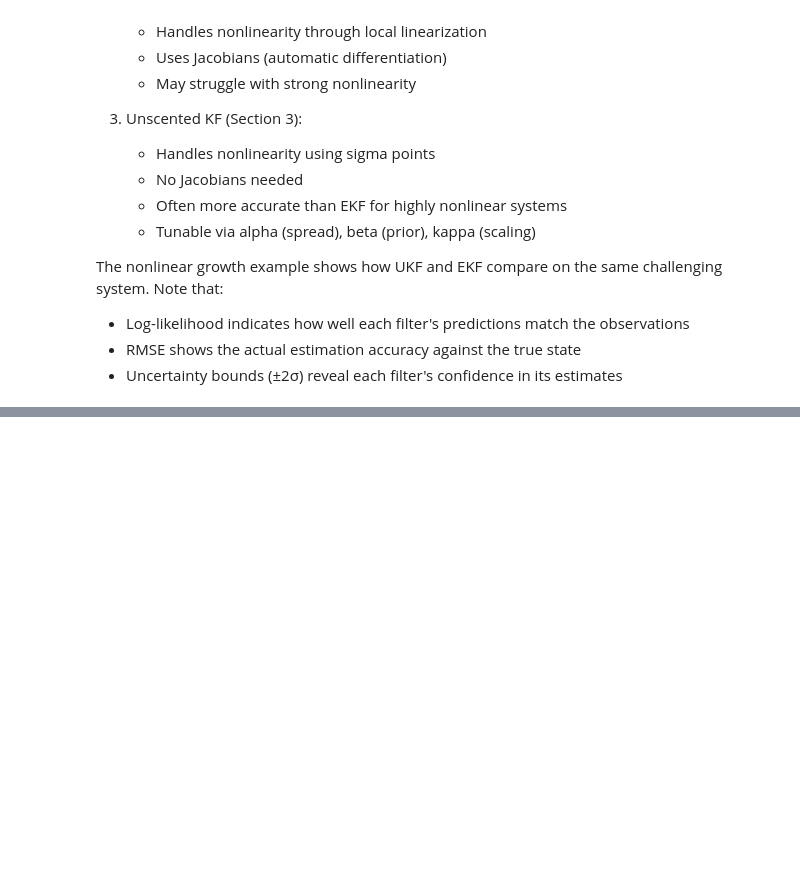
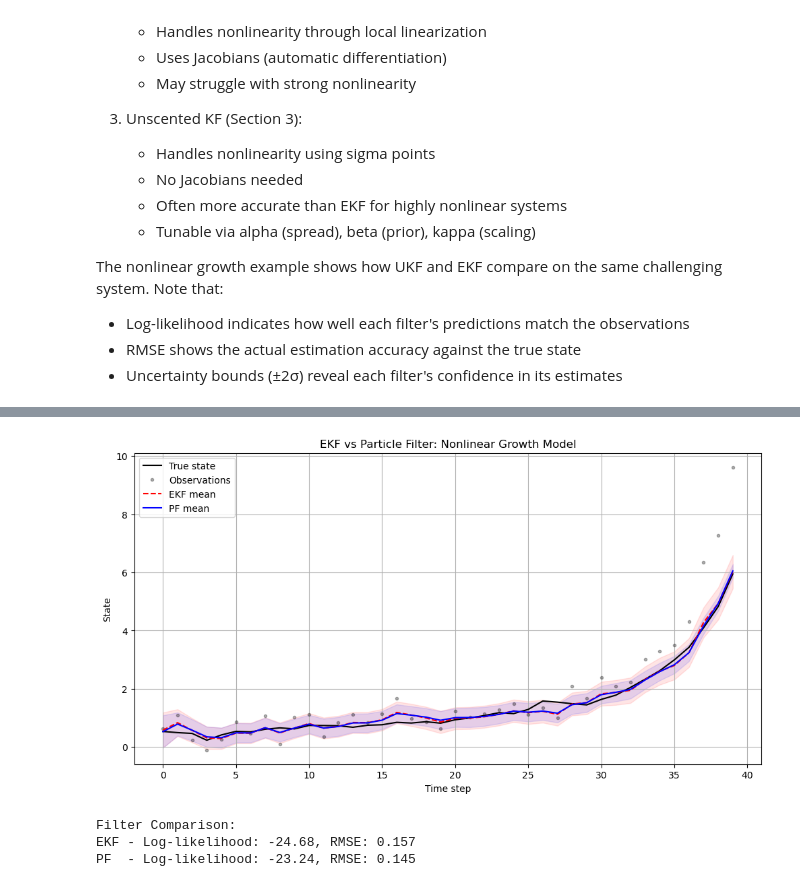
Before and after one commit to Yechang618/JPMSummer, a Jupyter notebook: kalman_filter_demo.ipynb, the cells around one changed output, grey strips where cells are left out. Saved outputs shown, nothing was run; the diff lists cells and outputs as text; code cells hidden in the pictures; blank space fills up the shorter version.

```diff
--- a/kalman_filter_demo.ipynb
+++ b/kalman_filter_demo.ipynb
@@ -288,0 +309,70 @@ The nonlinear growth example shows how UKF and EKF compare on the same challengi
+# %%
+# Import ParticleFilter
+from src.models.ParticleFilter import ParticleFilter
+
+# Create and run particle filter using the same data and functions
+pf = ParticleFilter(
+    transition_fn=f,  # same state transition as EKF
+    observation_fn=h, # same observation as EKF
+    Q=tf.constant([[Q]], dtype=tf.float64),
+    R=tf.constant([[R]], dtype=tf.float64),
+    num_particles=1000,
+    initial_mean=tf.constant([0.0], dtype=tf.float64),
+    initial_cov=tf.constant([[1.0]], dtype=tf.float64),
+    seed=2
+)
+# %%
+# Run PF on the same data
+pf_means = []
+pf_covs = []
+pf_logliks = []
+
+for obs in obs_y:
+    mean, cov, ll = pf.step(obs)
+    pf_means.append(mean.numpy())
+    pf_covs.append(cov.numpy())
+    pf_logliks.append(float(ll))
+
+pf_means = np.array(pf_means).squeeze()
+pf_stds = np.sqrt([cov[0,0] for cov in pf_covs])
+pf_loglik = np.sum(pf_logliks)
+
+# Plot comparison of all filters
+plt.figure(figsize=(12, 6))
+t = np.arange(T)
+
+# True state and observations
+plt.plot(t, true_x, 'k-', label='True state')
+plt.plot(t, obs_y, 'k.', alpha=0.3, label='Observations')
+
+# EKF results
+plt.plot(t, filtered_means.numpy().squeeze(), 'r--', label='EKF mean')
+plt.fill_between(t,
+                filtered_means.numpy().squeeze() - 2*std,
+                filtered_means.numpy().squeeze() + 2*std,
+                color='r', alpha=0.1)
+
+# Particle filter results
+plt.plot(t, pf_means, 'b-', label='PF mean')
+plt.fill_between(t,
+                pf_means - 2*pf_stds,
+                pf_means + 2*pf_stds,
+                color='b', alpha=0.1)
+
+plt.xlabel('Time step')
+plt.ylabel('State')
+plt.title('EKF vs Particle Filter: Nonlinear Growth Model')
+plt.legend()
+plt.grid(True)
+plt.show()
+
+# Compare metrics
+pf_rmse = np.sqrt(np.mean((pf_means - true_x) ** 2))
+print("Filter Comparison:")
+print(f"EKF - Log-likelihood: {float(loglik):.2f}, RMSE: {rmse:.3f}")
+print(f"PF  - Log-likelihood: {float(pf_loglik):.2f}, RMSE: {pf_rmse:.3f}")
+# %% [output]
+[figure, added]
+Filter Comparison:
+EKF - Log-likelihood: -24.68, RMSE: 0.157
+PF  - Log-likelihood: -23.24, RMSE: 0.145
```
Also changed, not shown: parts of 12 cells of this notebook, 6 other files.
